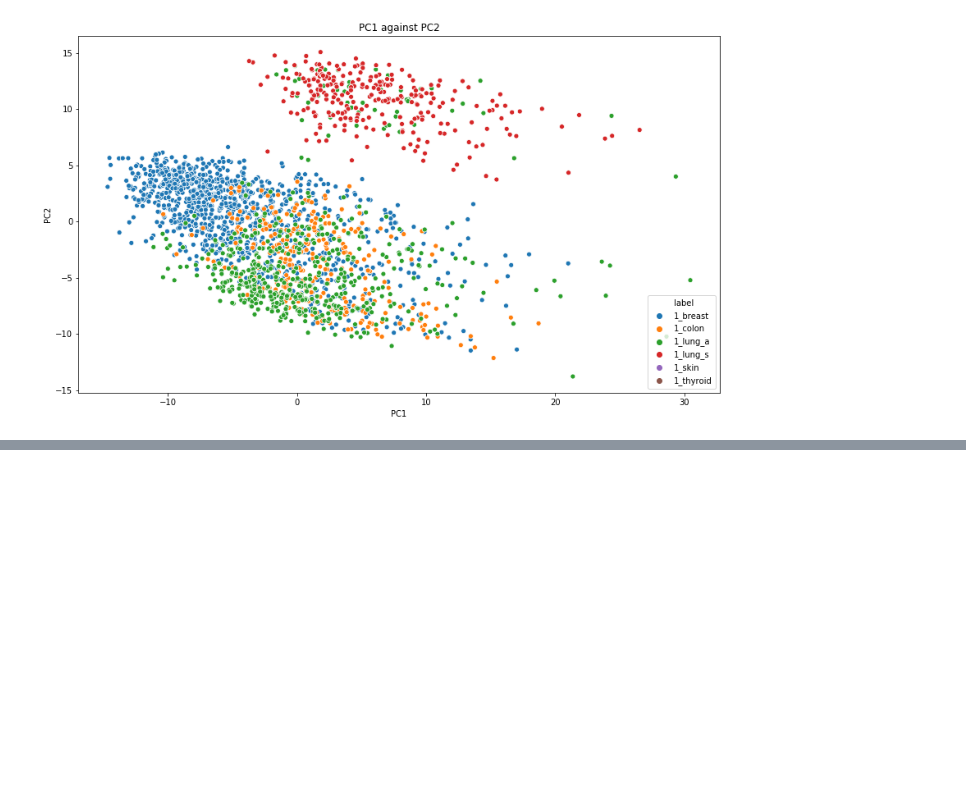
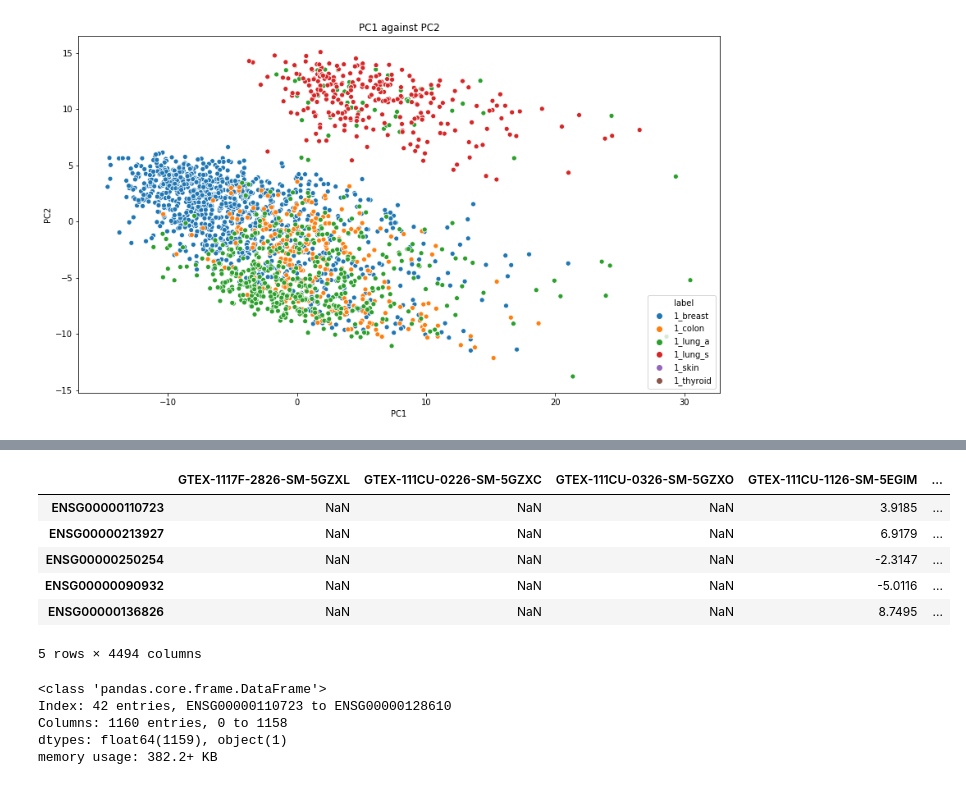
Before and after one commit to mikesamir/oncological_gene_expression_analysis, a Jupyter notebook: Lu/2_Model_Evaluation_Testing_Lu.ipynb, the cells around one changed output, grey strips where cells are left out. Saved outputs shown, nothing was run; the diff lists cells and outputs as text; code cells hidden in the pictures; blank space fills up the shorter version.

```diff
--- a/Lu/2_Model_Evaluation_Testing_Lu.ipynb
+++ b/Lu/2_Model_Evaluation_Testing_Lu.ipynb
@@ -420,0 +548,10 @@ ValueError: shapes (19663,19663) and (2982,19663) not aligned: 19663 (dim 1) !=
+# %%
+df_final.head()
+# %% [output]
+|  | GTEX-1117F-2826-SM-5GZXL | GTEX-111CU-0226-SM-5GZXC | GTEX-111CU-0326-SM-5GZXO | GTEX-111CU-1126-SM-5EGIM | ... |
+| ENSG00000110723 | NaN | NaN | NaN | 3.9185 | ... |
+| ENSG00000213927 | NaN | NaN | NaN | 6.9179 | ... |
+| ENSG00000250254 | NaN | NaN | NaN | -2.3147 | ... |
+| ENSG00000090932 | NaN | NaN | NaN | -5.0116 | ... |
+| ENSG00000136826 | NaN | NaN | NaN | 8.7495 | ... |
+5 rows × 4494 columns
@@ -420,0 +560,8 @@ ValueError: shapes (19663,19663) and (2982,19663) not aligned: 19663 (dim 1) !=
+# %%
+df_final.info()
+# %% [output]
+<class 'pandas.core.frame.DataFrame'>
+Index: 42 entries, ENSG00000110723 to ENSG00000128610
+Columns: 1160 entries, 0 to 1158
+dtypes: float64(1159), object(1)
+memory usage: 382.2+ KB
```
Also changed, not shown: parts of 27 cells of this notebook, 3 other files.
